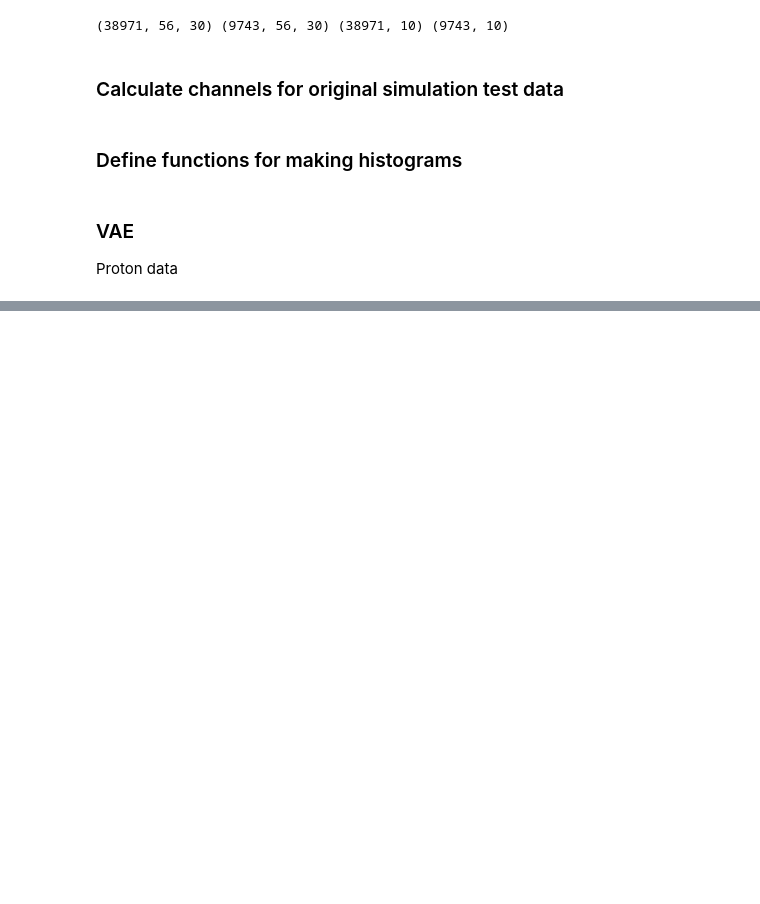
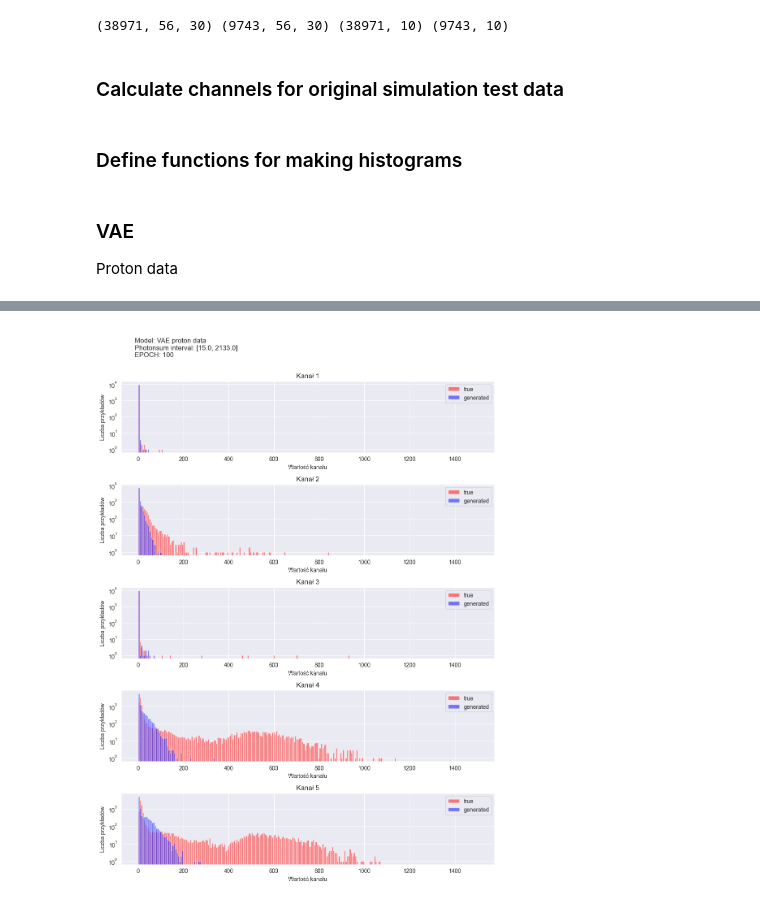
Before and after one commit to patrick-bedkowski/Generative-Models-for-CERN-Fast-Simulations, a Jupyter notebook: notebooks/Histograms of channels.ipynb, the cells around one changed output, grey strips where cells are left out. Cells and saved outputs as stored; diff of their text form; code cells hidden in the pictures; blank space fills up the shorter version.

Commit message:
Improved plots for channel histograms

```diff
--- a/notebooks/Histograms of channels.ipynb
+++ b/notebooks/Histograms of channels.ipynb
@@ -101,17 +106,22 @@ def make_histograms(NAME, model, scale=1, noise_std=1):
     ch_gen = pd.DataFrame(sum_channels_parallel(ch_gen)).values
     original=ch_org
     vae=ch_gen
+
+    fig, axis = plt.subplots(5, 1, figsize=(10, 14), sharex=False, sharey=False)
+    fig.suptitle(NAME, x=0.1, horizontalalignment='left')
+
     for i in range(5):
         bins = np.linspace(0, 1500, 250)
-        plt.figure(figsize=(16,3))
-        plt.yscale('log')
-        plt.title(NAME+"\nKanał "+str(i+1))
-        plt.hist(original[:,i], bins, alpha=0.5, label='true', color="red")
-        plt.hist(vae[:,i], bins, alpha=0.5, label='generated', color="blue")
-        plt.legend(loc='upper right')
-        plt.ylabel('Liczba przykładów')
-        plt.xlabel('Wartość kanału')
-        plt.show()
+        axis[i].set_title("Kanał "+str(i+1))
+        axis[i].hist(original[:,i], bins, alpha=0.5, label='true', color="red")
+        axis[i].hist(vae[:,i], bins, alpha=0.5, label='generated', color="blue")
+        axis[i].legend(loc='upper right')
+        axis[i].set_ylabel('Liczba przykładów')
+        axis[i].set_xlabel('Wartość kanału')
+        axis[i].set_yscale('log')
+
+    fig.tight_layout(rect=[0, 0, 1, 0.975])
+    plt.show()
 # %% [markdown]
 ### VAE
 
@@ -135,0 +129,7 @@ make_histograms("VAE",MODEL_FILEPATH,1,1)
+# %%
+SUPTITLE_TXT = f"\nModel: VAE proton data" \
+               f"\nPhotonsum interval: [{photon_sum_proton_min}, {photon_sum_proton_max}]" \
+               f"\nEPOCH: 100"
+
+make_histograms(SUPTITLE_TXT, MODEL_FILEPATH, 1, 1)
+# %% [output]
@@ -135,0 +145 @@ make_histograms("VAE",MODEL_FILEPATH,1,1)
+[figure, added]
```
Also changed, not shown: parts of 4 cells of this notebook.
